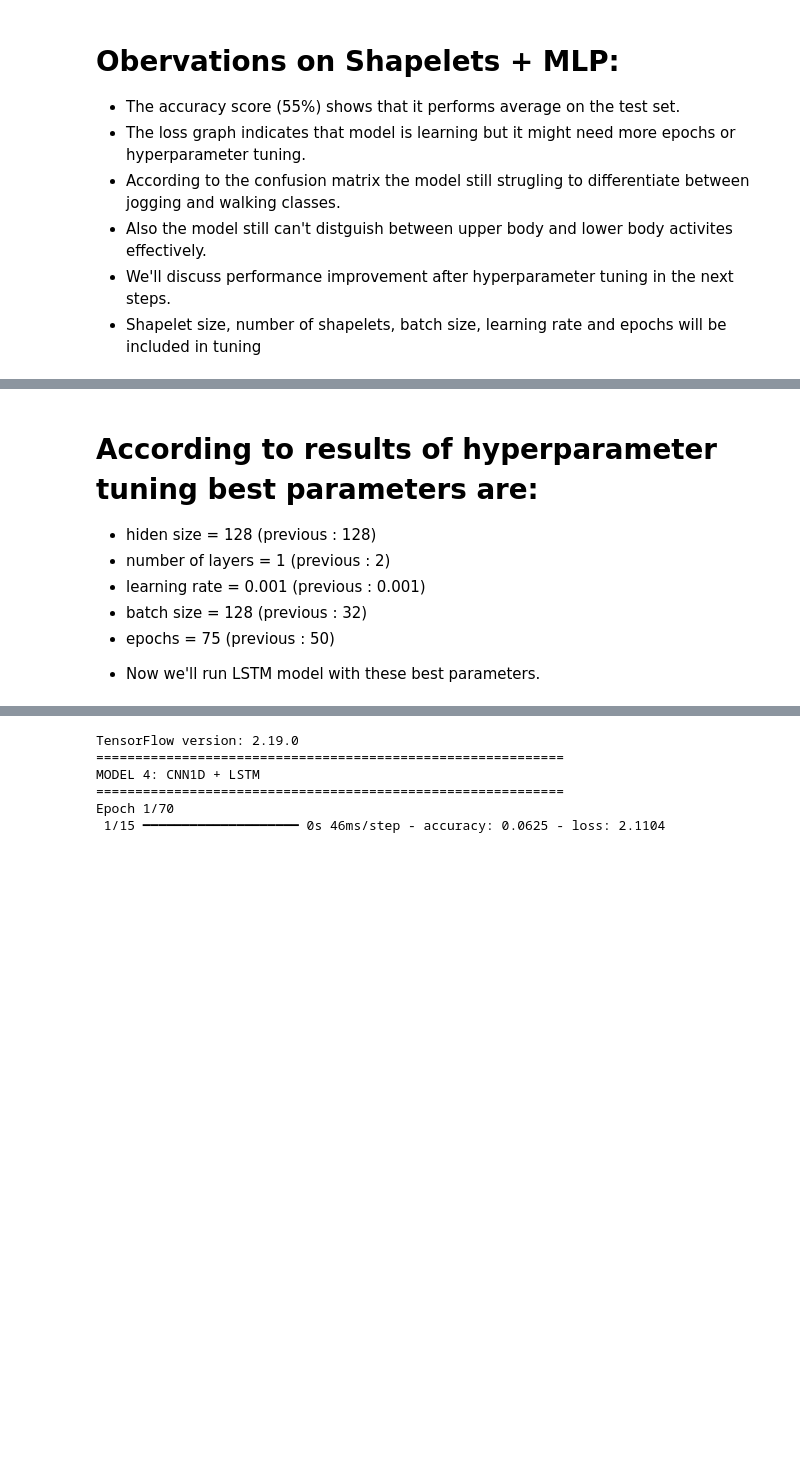
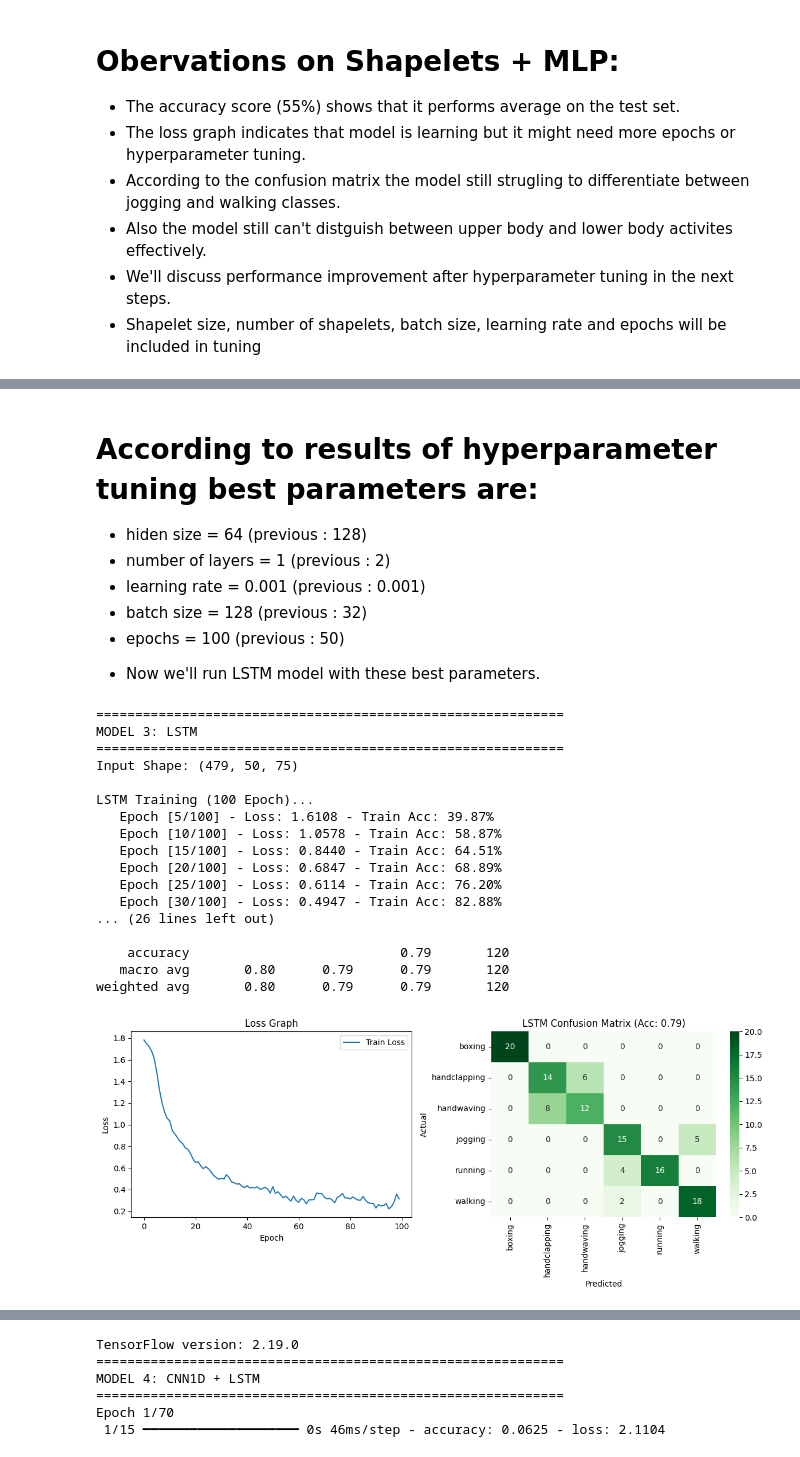
Before and after one commit to EfeDogan/Classification-of-Human-Action-on-Videos, a Jupyter notebook: project.ipynb, the cells around one changed output, grey strips where cells are left out. Cells and saved outputs as stored; diff of their text form; code cells hidden in the pictures; blank space fills up the shorter version.

```diff
--- a/project.ipynb
+++ b/project.ipynb
@@ -20,6 +28,6 @@ from tensorflow.keras.optimizers import Adam
 # %%
 # Load prepared data
-DATA_PATH = "/Users/efeemirhandogan/Downloads/datas/ready_data"
+DATA_PATH = "/content/drive/MyDrive/datas kopyası/ready_data"
 X_train = np.load(os.path.join(DATA_PATH, "X_train.npy"))
 X_test = np.load(os.path.join(DATA_PATH, "X_test.npy"))
 y_train = np.load(os.path.join(DATA_PATH, "y_train.npy"))
@@ -1002,20 +1086,39 @@ if __name__ == "__main__":
 # %% [markdown]
 # According to results of hyperparameter tuning best parameters are:
-* hiden size = 128 (previous : 128)
+* hiden size = 64 (previous : 128)
 * number of layers = 1 (previous : 2)
 * learning rate = 0.001 (previous : 0.001)
 * batch size = 128 (previous : 32)
-* epochs = 75 (previous : 50)
+* epochs = 100 (previous : 50)
 
 - Now we'll run LSTM model with these best parameters.
 # %%
 # Final LSTM Run with Best Hyperparameters
 BATCH_SIZE = 128
-HIDDEN_SIZE = 256
-EPOCHS = 75
+HIDDEN_SIZE = 64
+EPOCHS = 100
 NUM_LAYERS = 1
 LEARNING_RATE = 0.001
 if __name__ == "__main__":
     run_lstm_model()
+# %% [output]
+============================================================
+MODEL 3: LSTM
+============================================================
+Input Shape: (479, 50, 75)
+
+LSTM Training (100 Epoch)...
+   Epoch [5/100] - Loss: 1.6108 - Train Acc: 39.87%
+   Epoch [10/100] - Loss: 1.0578 - Train Acc: 58.87%
+   Epoch [15/100] - Loss: 0.8440 - Train Acc: 64.51%
+   Epoch [20/100] - Loss: 0.6847 - Train Acc: 68.89%
+   Epoch [25/100] - Loss: 0.6114 - Train Acc: 76.20%
+   Epoch [30/100] - Loss: 0.4947 - Train Acc: 82.88%
+... (26 lines left out)
+
+    accuracy                           0.79       120
+   macro avg       0.80      0.79      0.79       120
+weighted avg       0.80      0.79      0.79       120
+[figure, added]
 # %% [markdown]
 # Observations on LSTM model after hyperparameter tuning:,
```
Also changed, not shown: parts of 12 cells of this notebook, 2 other files.
